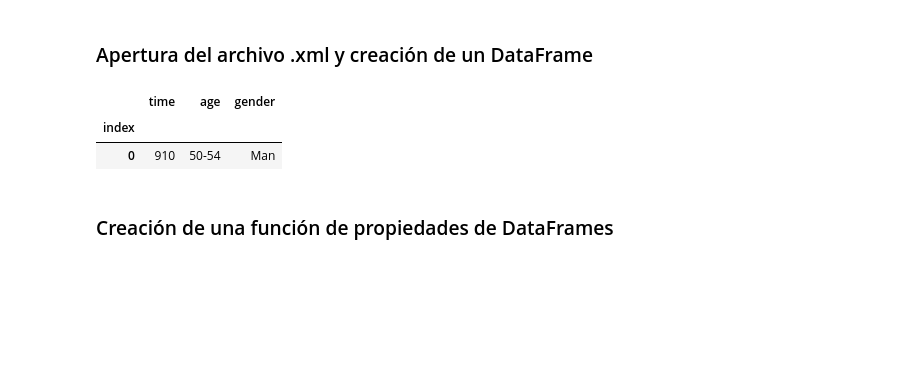
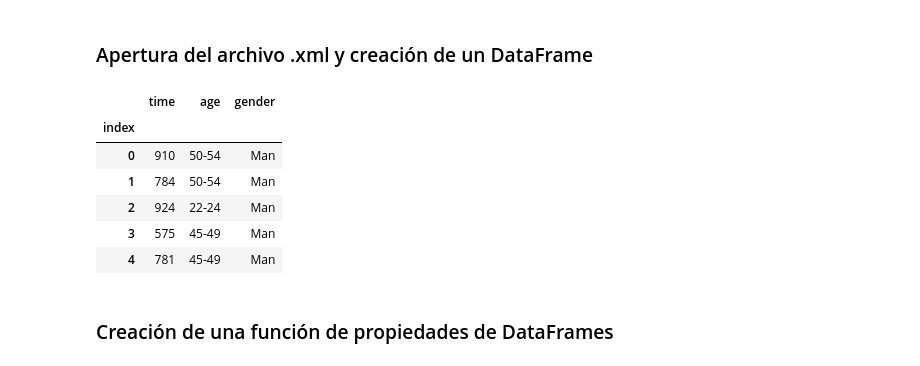
Before and after one commit to MonicaSL110/proyecto-transformacion-digital, a Jupyter notebook: exploracion_datos.ipynb, the cells around one changed output. Saved outputs shown, nothing was run; the diff lists cells and outputs as text; code cells hidden in the pictures; blank space fills up the shorter version.

```diff
--- a/exploracion_datos.ipynb
+++ b/exploracion_datos.ipynb
@@ -1,6 +1,7 @@
 # %%
 import pandas as pd
 import xml.etree.ElementTree as ET
+pd.options.display.max_columns=None
 # %% [markdown]
 ### Apertura de los archivos .csv como DataFrame
 # %%
@@ -63,12 +75,16 @@ data_xml= data_xml.drop('level_0',axis=1)
 # Eliminamos la columna "level_0" para evitar la redundancia de los datos.
 # %%
 data_xml.set_index(["index"], inplace= True)
-data_xml.head(1)
+data_xml.head()
 # Indicamos que el el index de este DataFrame sea la columna "index".
 # %% [output]
 |  | time | age | gender |
 | index |  |  |  |
 | 0 | 910 | 50-54 | Man |
+| 1 | 784 | 50-54 | Man |
+| 2 | 924 | 22-24 | Man |
+| 3 | 575 | 45-49 | Man |
+| 4 | 781 | 45-49 | Man |
 # %% [markdown]
 ### Creación de una función de propiedades de DataFrames
 # %%
```
Also changed, not shown: parts of 3 cells of this notebook, 1 other file.
